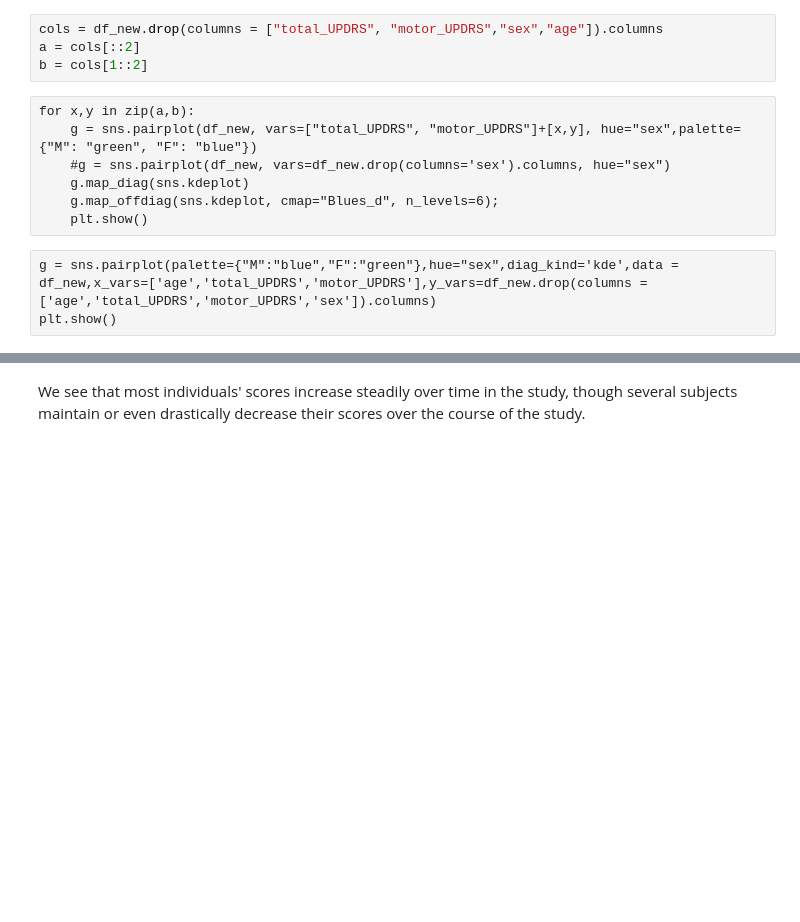
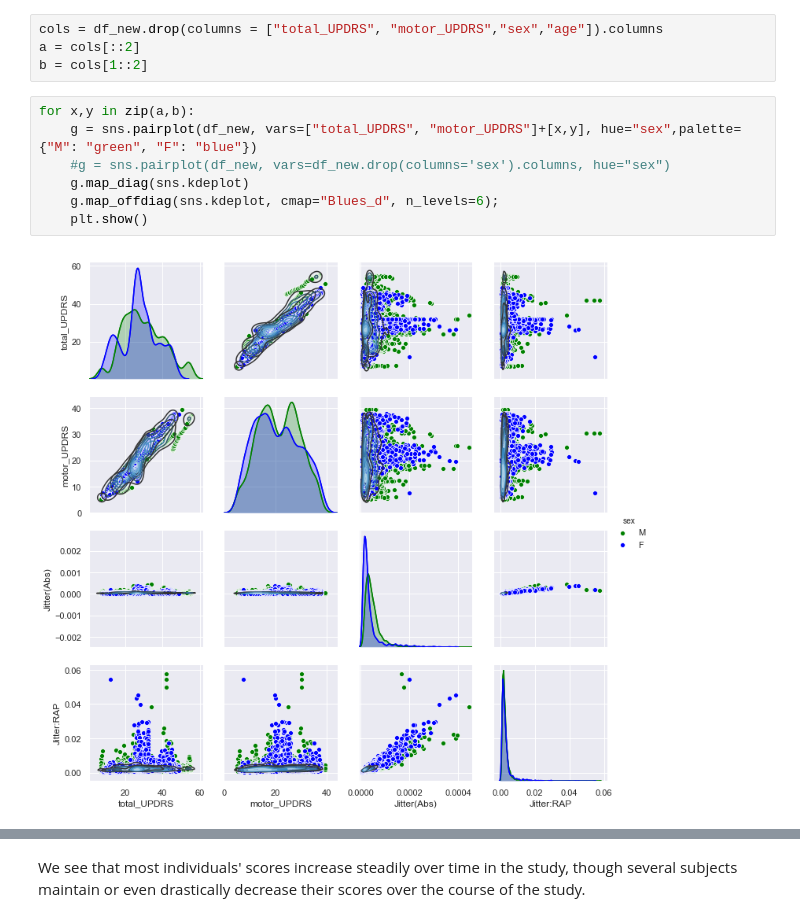
Before and after one commit to Virtusa-vLife/Use-Cases, a Jupyter notebook: Parkinson's Disease/Notebooks/Parkinsons's disease UPDRS score prediction.ipynb, the cells around one changed output, grey strips where cells are left out. Saved outputs shown, nothing was run; the diff lists cells and outputs as text; blank space fills up the shorter version.

```diff
--- a/Parkinson's Disease/Notebooks/Parkinsons's disease UPDRS score prediction.ipynb
+++ b/Parkinson's Disease/Notebooks/Parkinsons's disease UPDRS score prediction.ipynb
@@ -184,13 +184,12 @@ sns.distplot(df_new["total_UPDRS"])
 cols = df_new.drop(columns = ["total_UPDRS", "motor_UPDRS","sex","age"]).columns
 a = cols[::2]
 b = cols[1::2]
-# %% [raw]
-for x,y in zip(a,b):
-    g = sns.pairplot(df_new, vars=["total_UPDRS", "motor_UPDRS"]+[x,y], hue="sex",palette={"M": "green", "F": "blue"})
-    #g = sns.pairplot(df_new, vars=df_new.drop(columns='sex').columns, hue="sex")
-    g.map_diag(sns.kdeplot)
-    g.map_offdiag(sns.kdeplot, cmap="Blues_d", n_levels=6);
-    plt.show()
-# %% [raw]
-g = sns.pairplot(palette={"M":"blue","F":"green"},hue="sex",diag_kind='kde',data = df_new,x_vars=['age','total_UPDRS','motor_UPDRS'],y_vars=df_new.drop(columns = ['age','total_UPDRS','motor_UPDRS','sex']).columns)
-plt.show()
+# %%
+for x,y in zip(a,b):
+    g = sns.pairplot(df_new, vars=["total_UPDRS", "motor_UPDRS"]+[x,y], hue="sex",palette={"M": "green", "F": "blue"})
+    #g = sns.pairplot(df_new, vars=df_new.drop(columns='sex').columns, hue="sex")
+    g.map_diag(sns.kdeplot)
+    g.map_offdiag(sns.kdeplot, cmap="Blues_d", n_levels=6);
+    plt.show()
+# %% [output]
+[figure, added]
```
Also changed, not shown: parts of 5 cells of this notebook.
